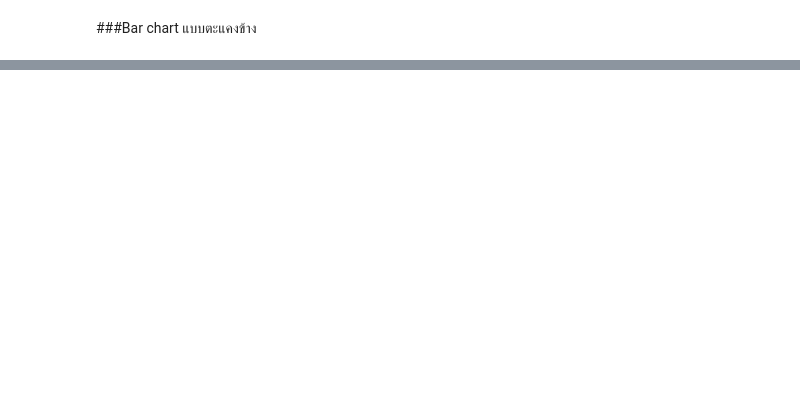
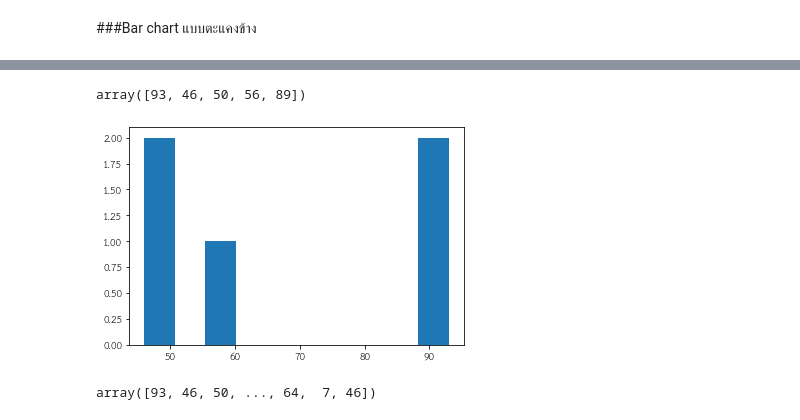
Before and after one commit to Supaporn-Bututham/data_viz_2022, a Jupyter notebook: DataViz04_Data_Comparison.ipynb, the cells around one changed output, grey strips where cells are left out. Saved outputs shown, nothing was run; the diff lists cells and outputs as text; code cells hidden in the pictures; blank space fills up the shorter version.

```diff
--- a/DataViz04_Data_Comparison.ipynb
+++ b/DataViz04_Data_Comparison.ipynb
@@ -296,0 +367,12 @@ plt.legend();
+# %%
+np.random.seed(2022)
+
+X = np.random.randint(1,101,5)
+# %%
+X
+# %% [output]
+array([93, 46, 50, 56, 89])
+# %%
+histout = plt.hist(X)
+# %% [output]
+[figure, added]
@@ -296,0 +383,4 @@ plt.legend();
+# %%
+X
+# %% [output]
+array([93, 46, 50, ..., 64,  7, 46])
```
Also changed, not shown: parts of 42 cells of this notebook.
